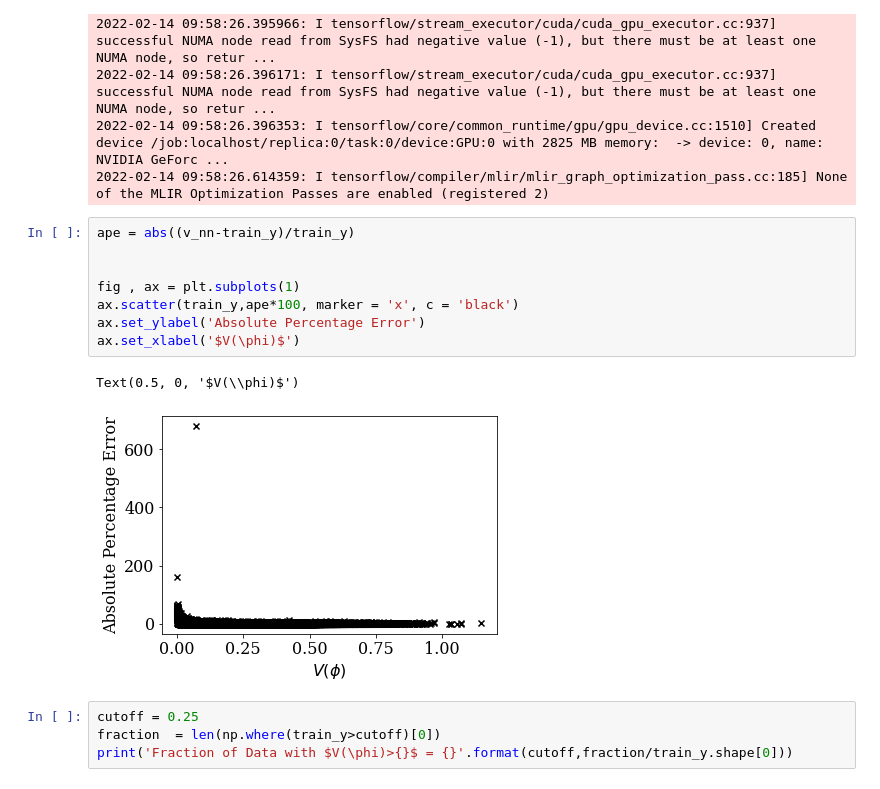
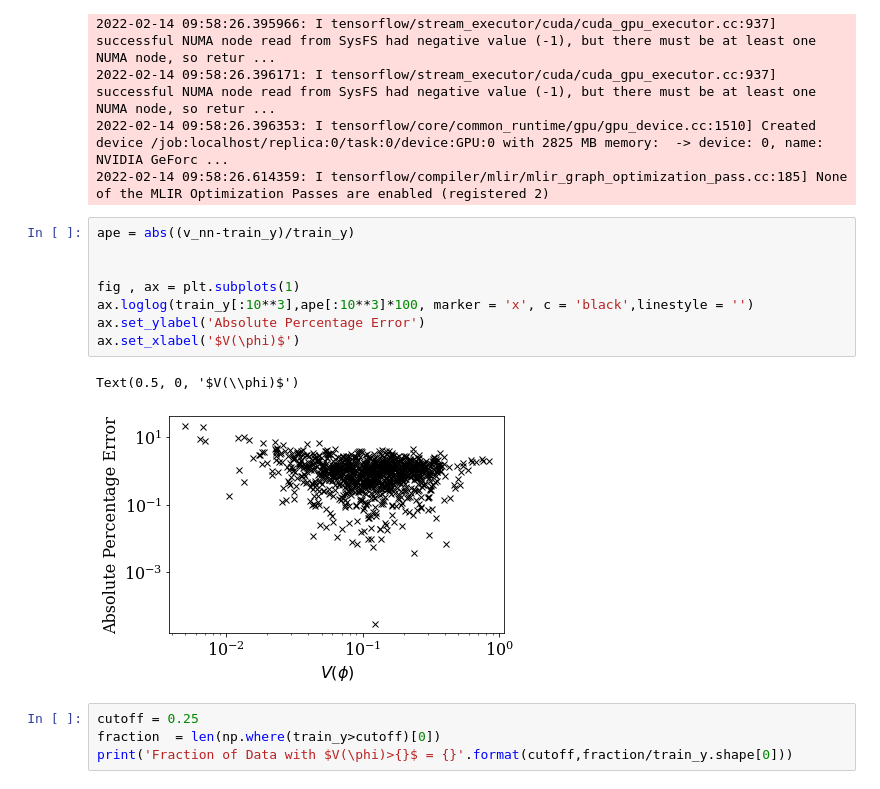
Before and after one commit to seancraven/Level-4-Masters-Project, a Jupyter notebook: Hyperparam_Testing/Testing_Notebooks/Optimised_Network/V(phi)_ape.ipynb, the cells around one changed output. Drawn from its saved outputs; the diff is of its cells as text.

```diff
--- a/Hyperparam_Testing/Testing_Notebooks/Optimised_Network/V(phi)_ape.ipynb
+++ b/Hyperparam_Testing/Testing_Notebooks/Optimised_Network/V(phi)_ape.ipynb
@@ -42,14 +42,14 @@ To enable them in other operations, rebuild TensorFlow with the appropriate comp
 # %%
 ape = abs((v_nn-train_y)/train_y)
 
 
 fig , ax = plt.subplots(1)
-ax.scatter(train_y,ape*100, marker = 'x', c = 'black')
+ax.loglog(train_y[:10**3],ape[:10**3]*100, marker = 'x', c = 'black',linestyle = '')
 ax.set_ylabel('Absolute Percentage Error')
 ax.set_xlabel('$V(\phi)$')
 # %% [output]
 Text(0.5, 0, '$V(\\phi)$')
-[figure, old version]
+[figure, new version]
 # %%
 cutoff = 0.25
 fraction  = len(np.where(train_y>cutoff)[0])
```
Also changed, not shown: parts of 3 cells of this notebook, 1 other file.
